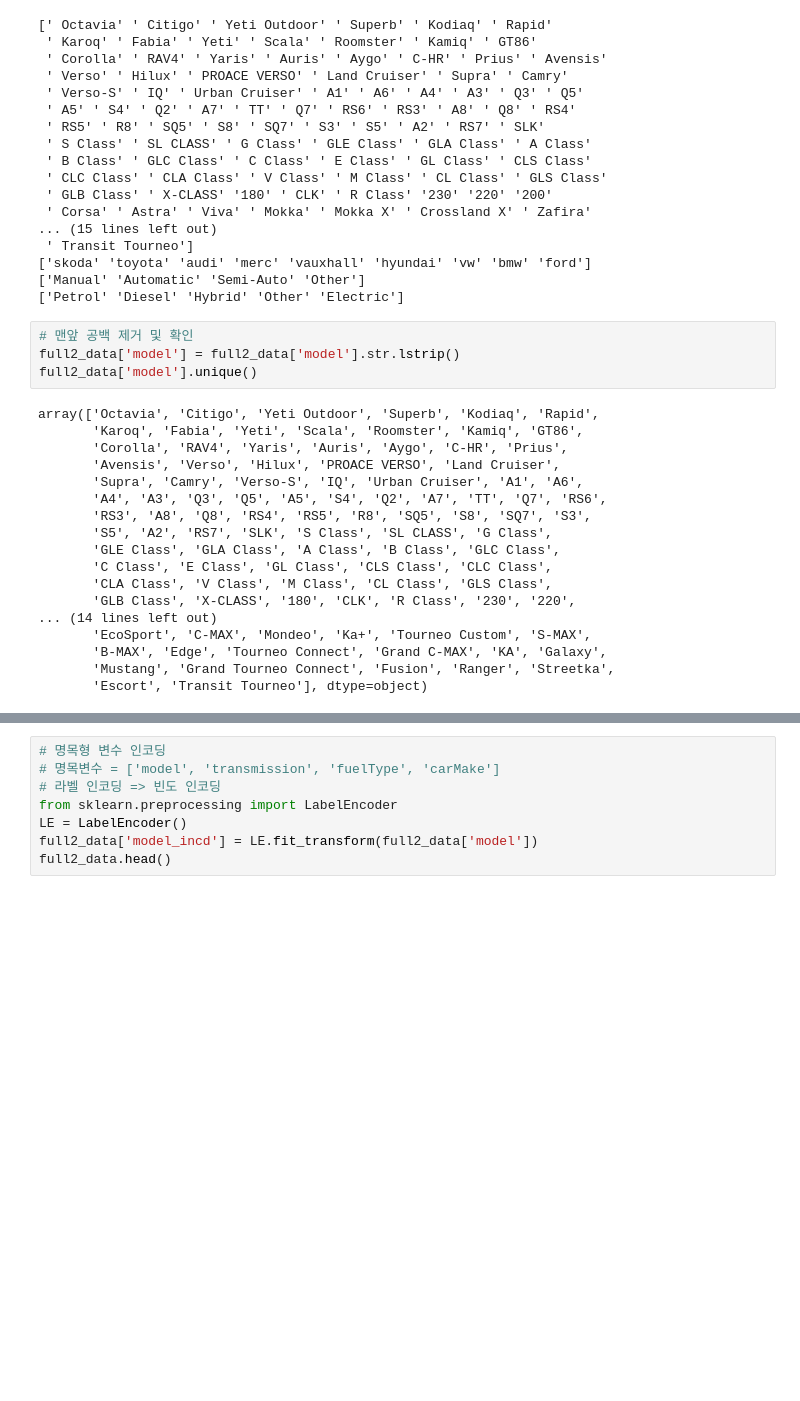
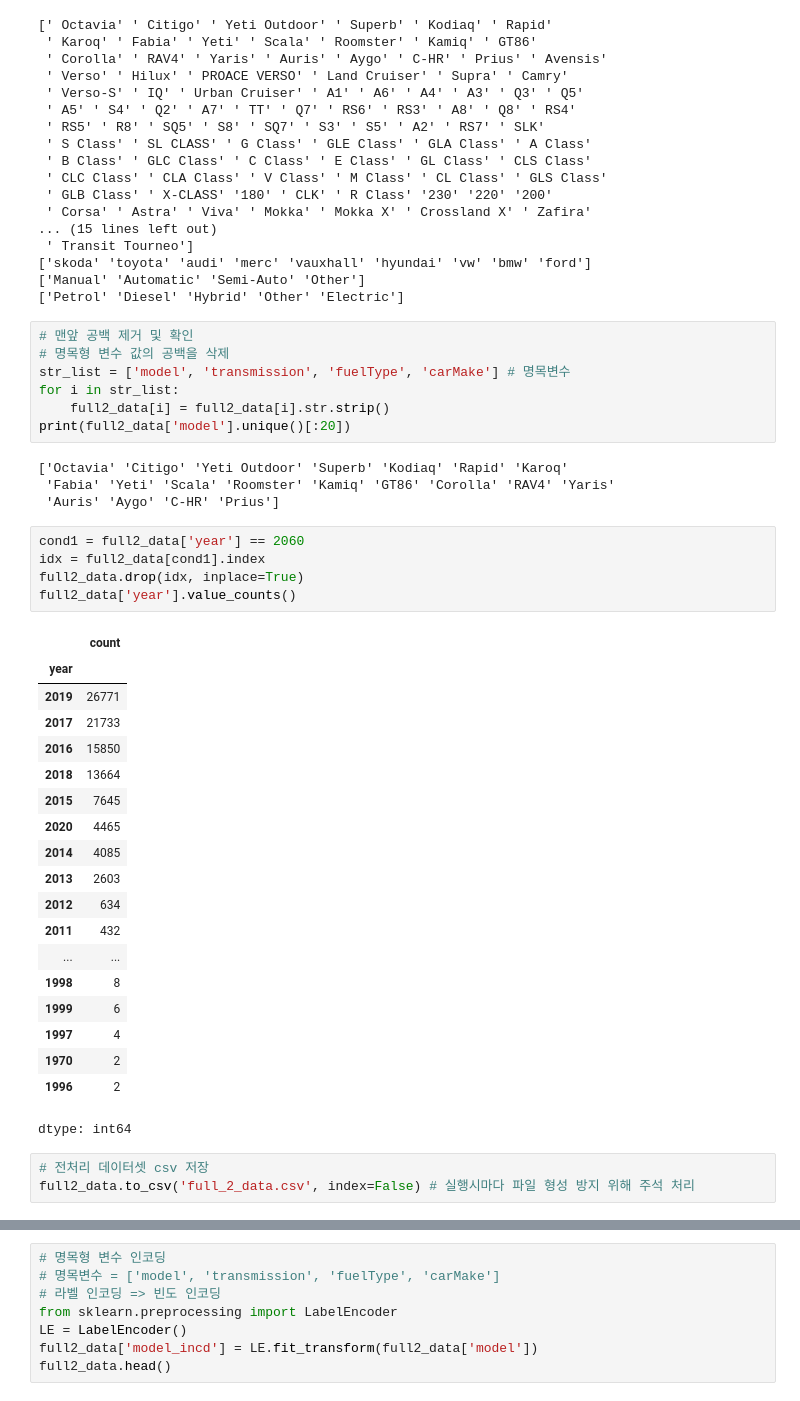
Before and after one commit to parkgunha/Chagawa_project, a Jupyter notebook: 주연_심화_프로젝트__EDA.ipynb, the cells around one changed output, grey strips where cells are left out. Cells and saved outputs as stored; diff of their text form; blank space fills up the shorter version.

```diff
--- a/주연_심화_프로젝트__EDA.ipynb
+++ b/주연_심화_프로젝트__EDA.ipynb
@@ -1474,23 +1475,40 @@ print(full2_data['fuelType'].unique())
 ['Petrol' 'Diesel' 'Hybrid' 'Other' 'Electric']
 # %%
 # 맨앞 공백 제거 및 확인
-full2_data['model'] = full2_data['model'].str.lstrip()
-full2_data['model'].unique()
+# 명목형 변수 값의 공백을 삭제
+str_list = ['model', 'transmission', 'fuelType', 'carMake'] # 명목변수
+for i in str_list:
+    full2_data[i] = full2_data[i].str.strip()
+print(full2_data['model'].unique()[:20])
 # %% [output]
-array(['Octavia', 'Citigo', 'Yeti Outdoor', 'Superb', 'Kodiaq', 'Rapid',
-       'Karoq', 'Fabia', 'Yeti', 'Scala', 'Roomster', 'Kamiq', 'GT86',
-       'Corolla', 'RAV4', 'Yaris', 'Auris', 'Aygo', 'C-HR', 'Prius',
-       'Avensis', 'Verso', 'Hilux', 'PROACE VERSO', 'Land Cruiser',
-       'Supra', 'Camry', 'Verso-S', 'IQ', 'Urban Cruiser', 'A1', 'A6',
-       'A4', 'A3', 'Q3', 'Q5', 'A5', 'S4', 'Q2', 'A7', 'TT', 'Q7', 'RS6',
-       'RS3', 'A8', 'Q8', 'RS4', 'RS5', 'R8', 'SQ5', 'S8', 'SQ7', 'S3',
-       'S5', 'A2', 'RS7', 'SLK', 'S Class', 'SL CLASS', 'G Class',
-       'GLE Class', 'GLA Class', 'A Class', 'B Class', 'GLC Class',
-       'C Class', 'E Class', 'GL Class', 'CLS Class', 'CLC Class',
-       'CLA Class', 'V Class', 'M Class', 'CL Class', 'GLS Class',
-       'GLB Class', 'X-CLASS', '180', 'CLK', 'R Class', '230', '220',
-... (14 lines left out)
-       'EcoSport', 'C-MAX', 'Mondeo', 'Ka+', 'Tourneo Custom', 'S-MAX',
-       'B-MAX', 'Edge', 'Tourneo Connect', 'Grand C-MAX', 'KA', 'Galaxy',
-       'Mustang', 'Grand Tourneo Connect', 'Fusion', 'Ranger', 'Streetka',
-       'Escort', 'Transit Tourneo'], dtype=object)
+['Octavia' 'Citigo' 'Yeti Outdoor' 'Superb' 'Kodiaq' 'Rapid' 'Karoq'
+ 'Fabia' 'Yeti' 'Scala' 'Roomster' 'Kamiq' 'GT86' 'Corolla' 'RAV4' 'Yaris'
+ 'Auris' 'Aygo' 'C-HR' 'Prius']
+# %%
+cond1 = full2_data['year'] == 2060
+idx = full2_data[cond1].index
+full2_data.drop(idx, inplace=True)
+full2_data['year'].value_counts()
+# %% [output]
+|  | count |
+| year |  |
+| 2019 | 26771 |
+| 2017 | 21733 |
+| 2016 | 15850 |
+| 2018 | 13664 |
+| 2015 | 7645 |
+| 2020 | 4465 |
+| 2014 | 4085 |
+| 2013 | 2603 |
+| 2012 | 634 |
+| 2011 | 432 |
+| ... | ... |
+| 1998 | 8 |
+| 1999 | 6 |
+| 1997 | 4 |
+| 1970 | 2 |
+| 1996 | 2 |
+dtype: int64
+# %%
+# 전처리 데이터셋 csv 저장
+full2_data.to_csv('full_2_data.csv', index=False) # 실행시마다 파일 형성 방지 위해 주석 처리
```
Also changed, not shown: parts of 5 cells of this notebook.
